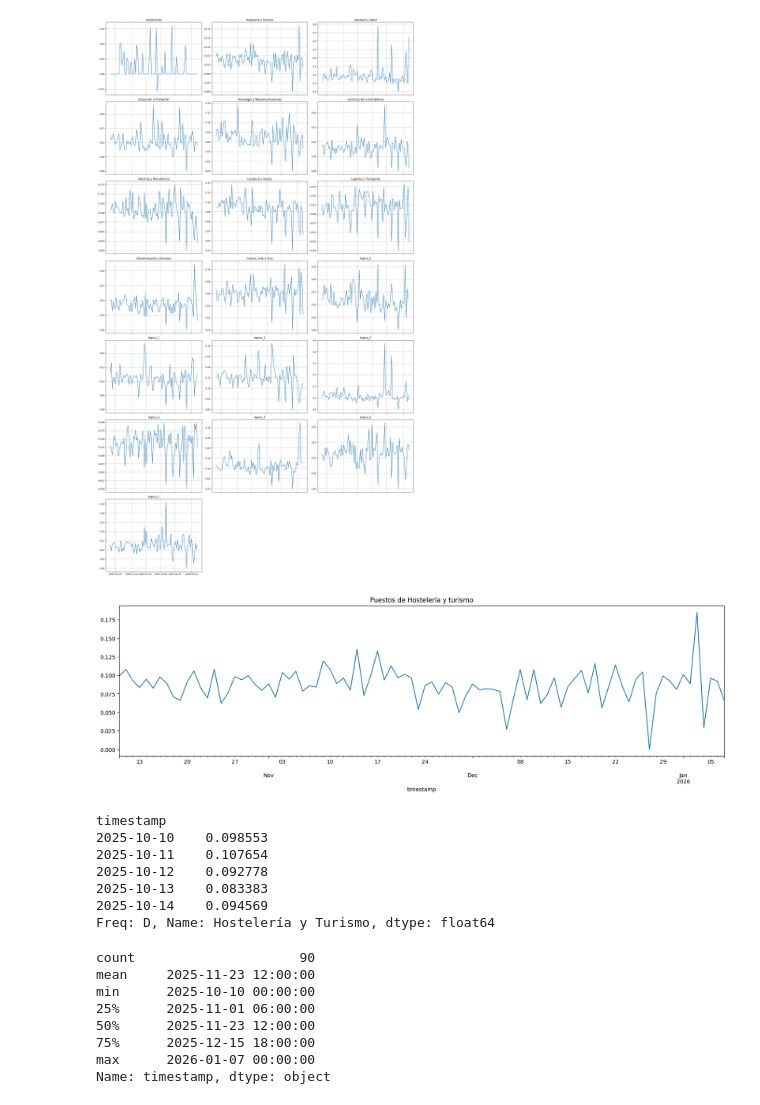
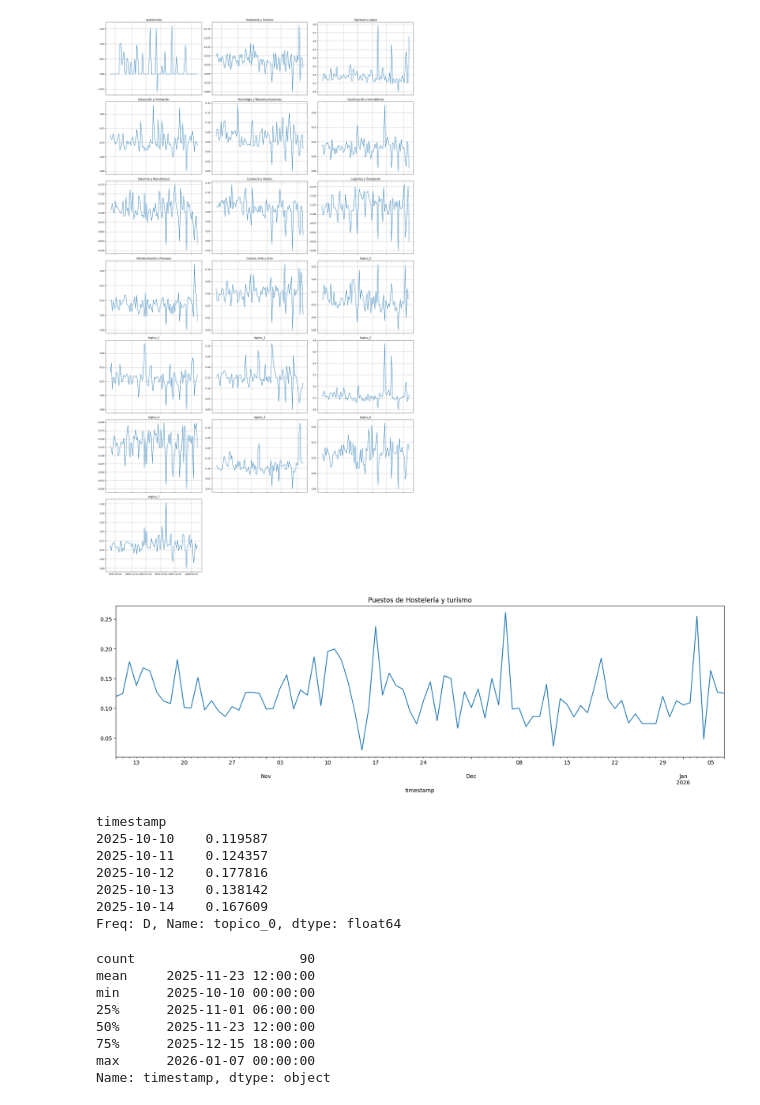
Before and after one commit to MiguelGP-13/DCDC-Project, a Jupyter notebook: dataMination/indicadoresAnalisisTemporal.ipynb, the cells around one changed output. Cells and saved outputs as stored; diff of their text form; code cells hidden in the pictures.

```diff
--- a/dataMination/indicadoresAnalisisTemporal.ipynb
+++ b/dataMination/indicadoresAnalisisTemporal.ipynb
@@ -9,8 +11,7 @@ from tslearn.piecewise import PiecewiseAggregateApproximation, SymbolicAggregate
 from utils import cargar_dataset, agrupar, generar_random_walk, generar_ruido_blanco
 # %%
 # 1. Cargar datos
-df = cargar_dataset()
-df = df[df["timestamp"] < pd.Timestamp("2026-01-15")]
+df = cargar_dataset(acotar=True)
 
 df.head()
 # %% [output]
@@ -48,23 +49,24 @@ plt.show()
 # %% [output]
 [figure]
 # %%
-indicador = "Hostelería y Turismo"
+indicador = "topico_0"
 
 # 3. Agrupar por días
 series_diaria = agrupar(df, indicador, freq="D")
+series_diaria = series_diaria.replace(0, np.nan).ffill()
 
 series_diaria.plot(figsize=(20,5), title = "Puestos de Hostelería y turismo")
 plt.show()
 series_diaria.head()
 # %% [output]
-[figure, old version]
+[figure, new version]
 timestamp
-2025-10-10    0.098553
-2025-10-11    0.107654
-2025-10-12    0.092778
-2025-10-13    0.083383
-2025-10-14    0.094569
-Freq: D, Name: Hostelería y Turismo, dtype: float64
+2025-10-10    0.119587
+2025-10-11    0.124357
+2025-10-12    0.177816
+2025-10-13    0.138142
+2025-10-14    0.167609
+Freq: D, Name: topico_0, dtype: float64
 # %%
 pd.Series(series_diaria.index).describe()
 # %% [output]
```
Also changed, not shown: parts of 28 cells of this notebook, 2 other files.
